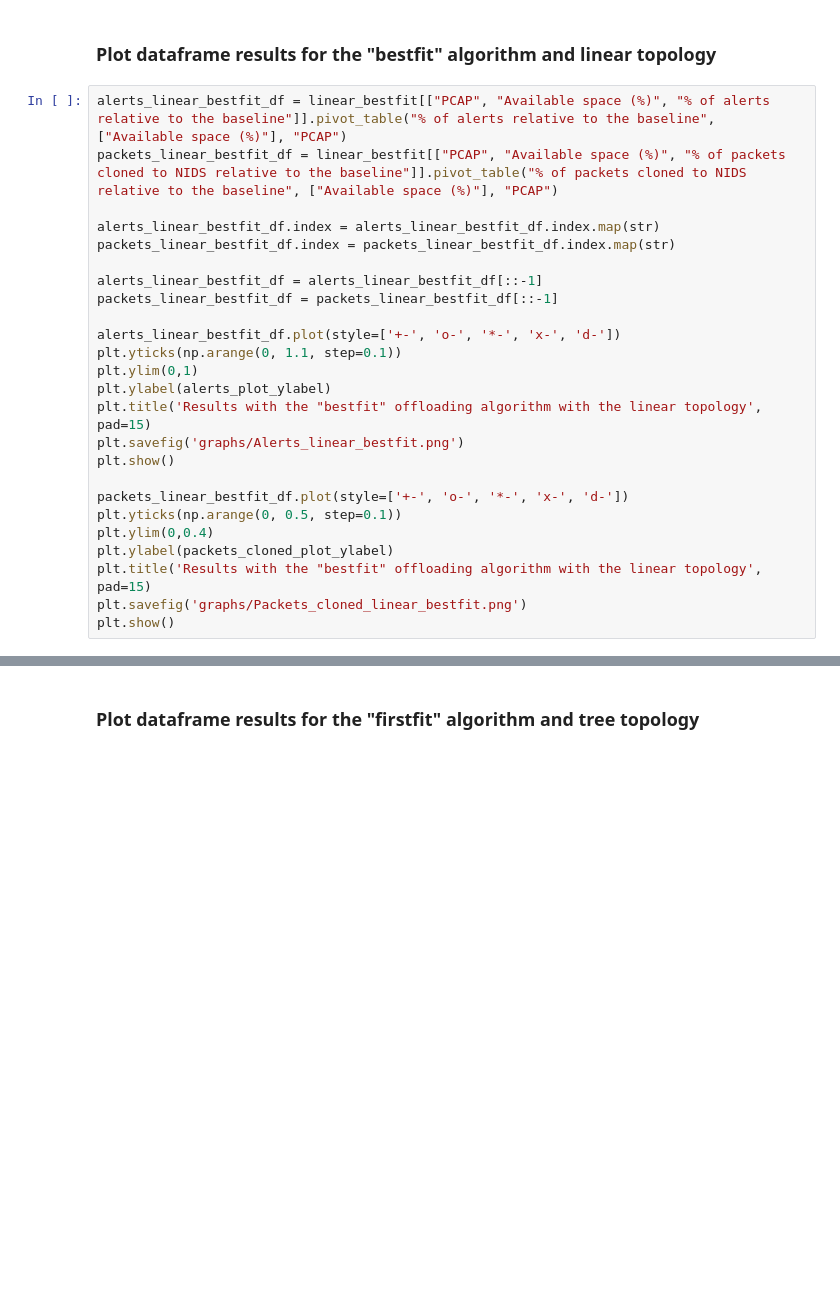
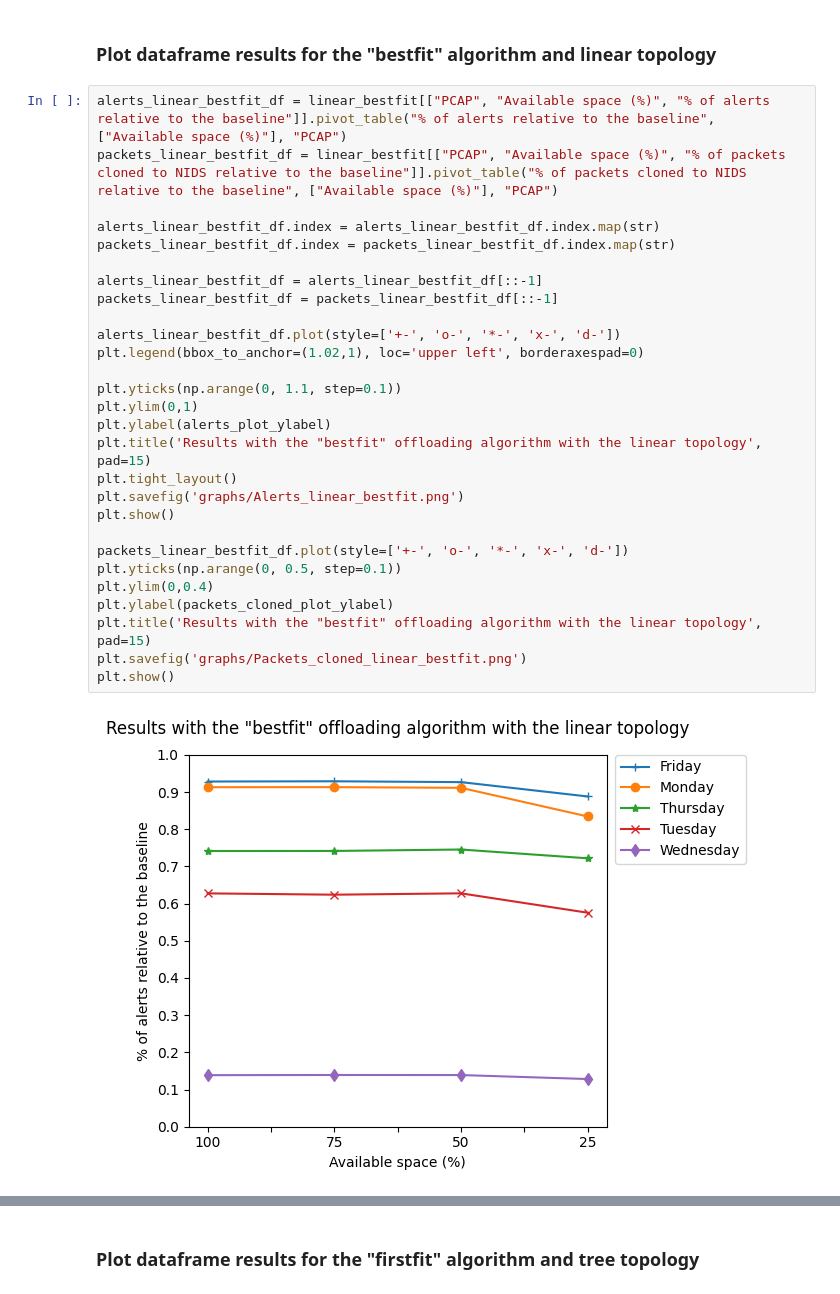
Before and after one commit to HenriqueBBrum/Network-Wide-Rule-Orchestrator, a Jupyter notebook: testing/final_evaluation/final_evaluation_plots.ipynb, the cells around one changed output, grey strips where cells are left out. Cells and saved outputs as stored; diff of their text form; blank space fills up the shorter version.

```diff
--- a/testing/final_evaluation/final_evaluation_plots.ipynb
+++ b/testing/final_evaluation/final_evaluation_plots.ipynb
@@ -283,25 +294,30 @@ plt.show()
 # %%
 alerts_linear_bestfit_df = linear_bestfit[["PCAP", "Available space (%)", "% of alerts relative to the baseline"]].pivot_table("% of alerts relative to the baseline", ["Available space (%)"], "PCAP")
 packets_linear_bestfit_df = linear_bestfit[["PCAP", "Available space (%)", "% of packets cloned to NIDS relative to the baseline"]].pivot_table("% of packets cloned to NIDS relative to the baseline", ["Available space (%)"], "PCAP")
 
 alerts_linear_bestfit_df.index = alerts_linear_bestfit_df.index.map(str)
 packets_linear_bestfit_df.index = packets_linear_bestfit_df.index.map(str)
 
 alerts_linear_bestfit_df = alerts_linear_bestfit_df[::-1]
 packets_linear_bestfit_df = packets_linear_bestfit_df[::-1]
 
 alerts_linear_bestfit_df.plot(style=['+-', 'o-', '*-', 'x-', 'd-'])
+plt.legend(bbox_to_anchor=(1.02,1), loc='upper left', borderaxespad=0)
+
 plt.yticks(np.arange(0, 1.1, step=0.1))
 plt.ylim(0,1)
 plt.ylabel(alerts_plot_ylabel)
 plt.title('Results with the "bestfit" offloading algorithm with the linear topology', pad=15)
+plt.tight_layout()
 plt.savefig('graphs/Alerts_linear_bestfit.png')
 plt.show()
 
 packets_linear_bestfit_df.plot(style=['+-', 'o-', '*-', 'x-', 'd-'])
 plt.yticks(np.arange(0, 0.5, step=0.1))
 plt.ylim(0,0.4)
 plt.ylabel(packets_cloned_plot_ylabel)
 plt.title('Results with the "bestfit" offloading algorithm with the linear topology', pad=15)
 plt.savefig('graphs/Packets_cloned_linear_bestfit.png')
 plt.show()
+# %% [output]
+[figure, added]
```
Also changed, not shown: parts of 11 cells of this notebook, 10 other files.
